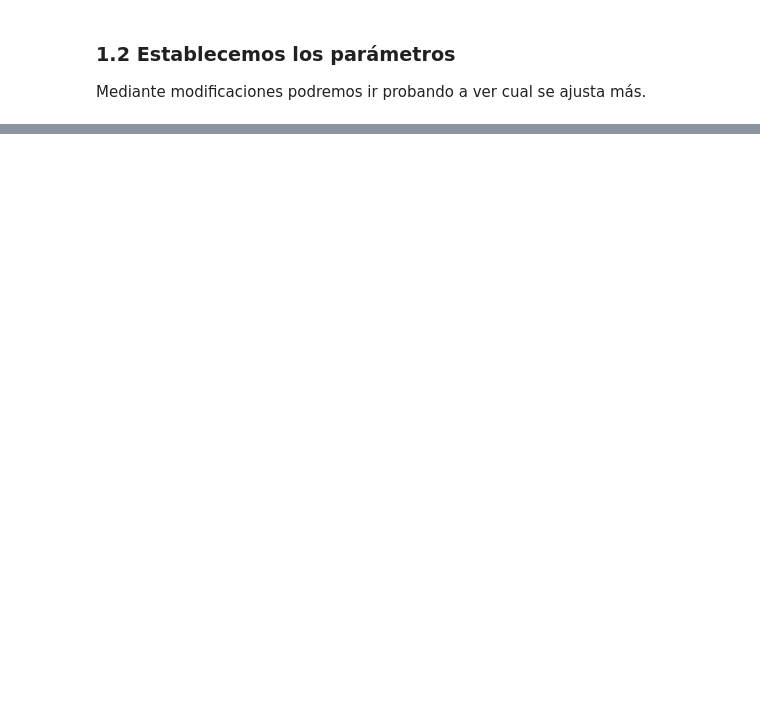
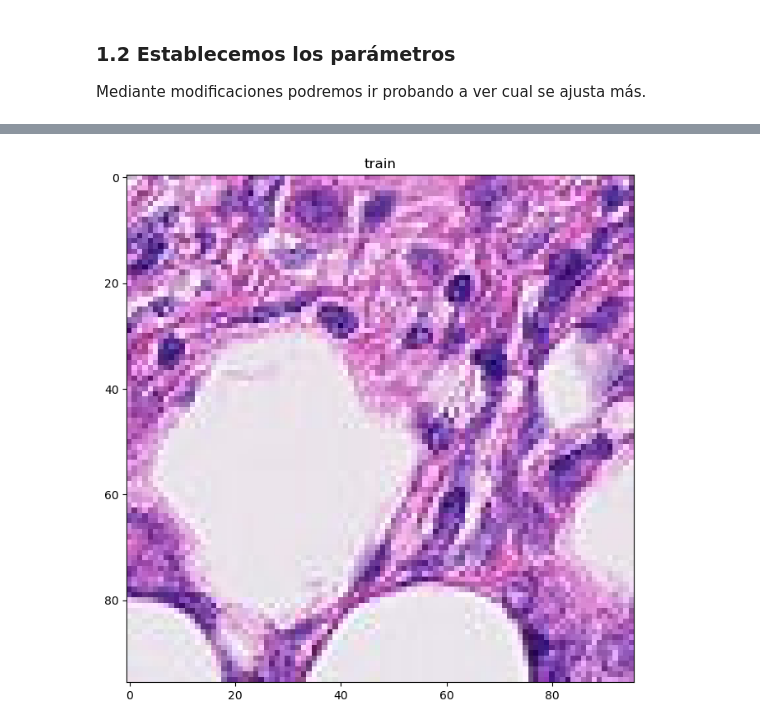
Before and after one commit to NoeliaO/CEIABD, a Jupyter notebook: SISTEMAS DE APRENDIZAJE AUTOMATICO/PROYECTO FINAL/EjercicioNoeliaFinal.ipynb, the cells around one changed output, grey strips where cells are left out. Saved outputs shown, nothing was run; the diff lists cells and outputs as text; code cells hidden in the pictures; blank space fills up the shorter version.

```diff
--- a/SISTEMAS DE APRENDIZAJE AUTOMATICO/PROYECTO FINAL/EjercicioNoeliaFinal.ipynb
+++ b/SISTEMAS DE APRENDIZAJE AUTOMATICO/PROYECTO FINAL/EjercicioNoeliaFinal.ipynb
@@ -102,0 +176,8 @@ model_name = 'NOR-HISTOPATHOLOGIC-CANCER-DETECTION'
+# %%
+sample_path = random.choice(paths_dataset)
+
+plt.imshow(cv2.imread(str(sample_path))[..., ::-1])
+plt.title(sample_path.parent.name)
+plt.show()
+# %% [output]
+[figure, added]
```
Also changed, not shown: parts of 23 cells of this notebook.
